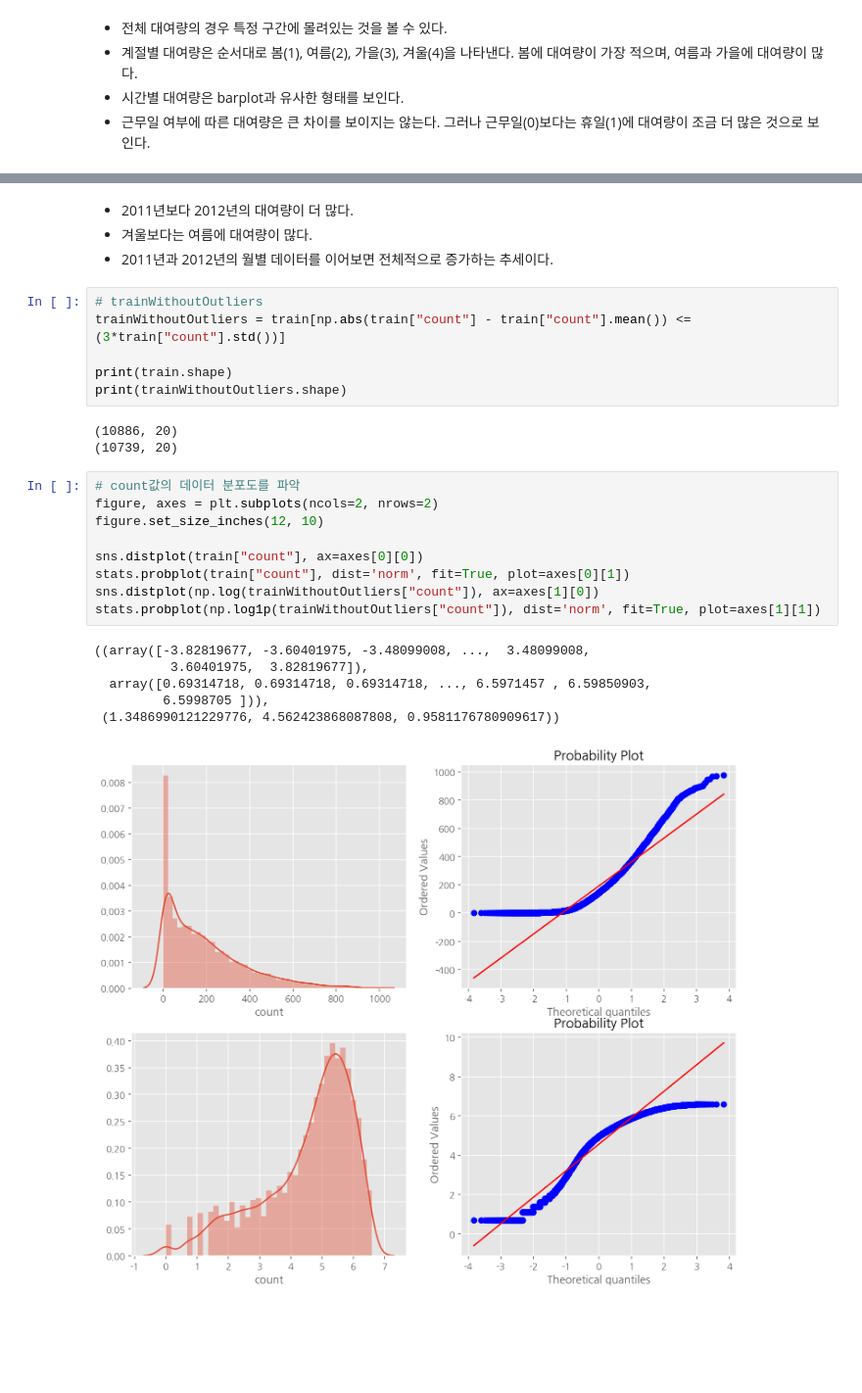
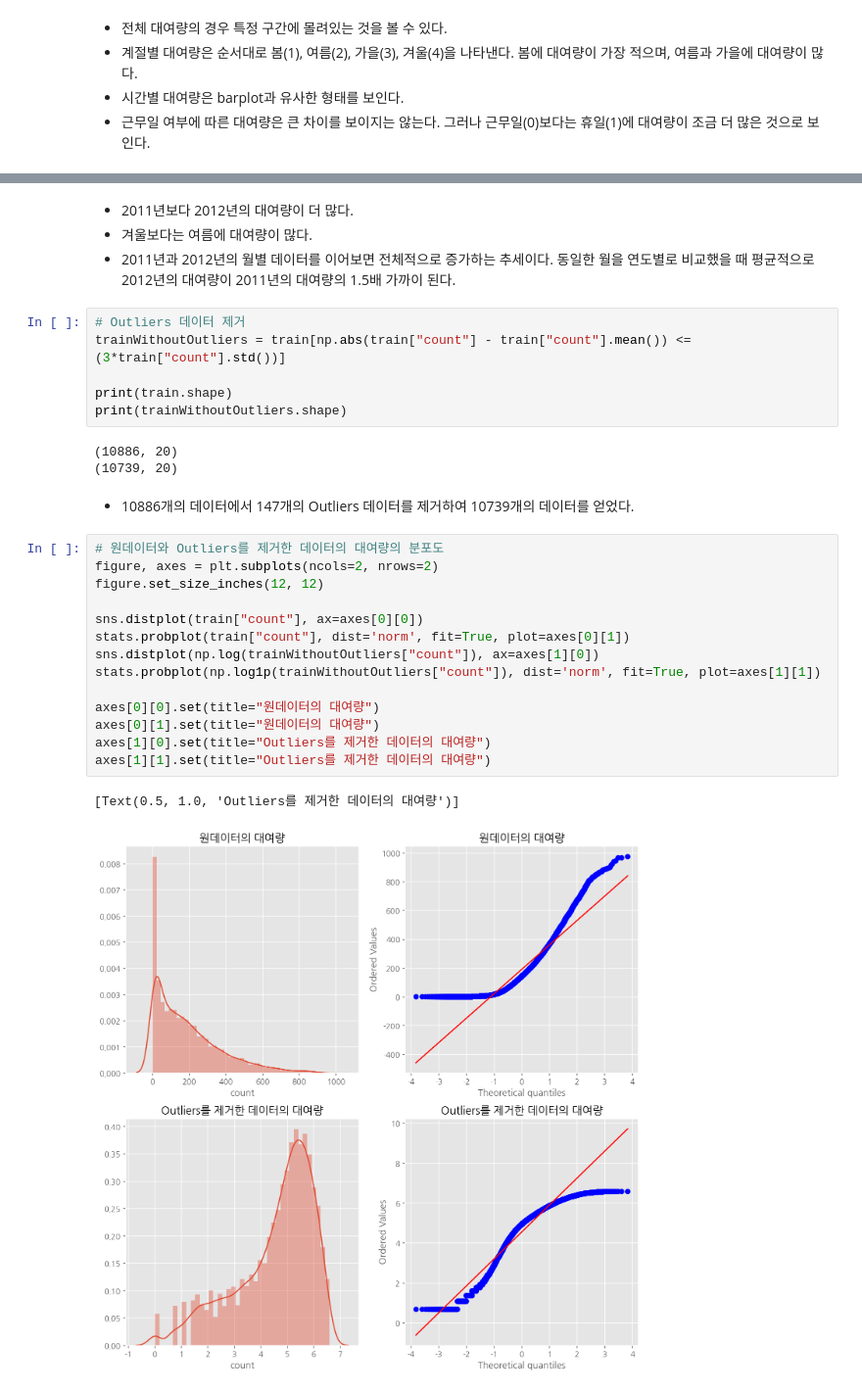
Before and after one commit to HwayoungYoon/Data-Analysis-Practice, a Jupyter notebook: bike-sharing-demand/kaggle_DS_bike_sharing_demand_EDA.ipynb, the cells around one changed output, grey strips where cells are left out. Shown at 98% size. Saved outputs shown, nothing was run; the diff lists cells and outputs as text; blank space fills up the shorter version.

```diff
--- a/bike-sharing-demand/kaggle_DS_bike_sharing_demand_EDA.ipynb
+++ b/bike-sharing-demand/kaggle_DS_bike_sharing_demand_EDA.ipynb
@@ -421,9 +451,9 @@ sns.barplot(data=train, x="year_month", y="count", ax=ax3)
 # %% [markdown]
 * 2011년보다 2012년의 대여량이 더 많다.
 * 겨울보다는 여름에 대여량이 많다.
-* 2011년과 2012년의 월별 데이터를 이어보면 전체적으로 증가하는 추세이다.
+* 2011년과 2012년의 월별 데이터를 이어보면 전체적으로 증가하는 추세이다. 동일한 월을 연도별로 비교했을 때 평균적으로 2012년의 대여량이 2011년의 대여량의 1.5배 가까이 된다.
 # %%
-# trainWithoutOutliers
+# Outliers 데이터 제거
 trainWithoutOutliers = train[np.abs(train["count"] - train["count"].mean()) <= (3*train["count"].std())]
 
 print(train.shape)
@@ -431,20 +461,23 @@ print(trainWithoutOutliers.shape)
 # %% [output]
 (10886, 20)
 (10739, 20)
+# %% [markdown]
+* 10886개의 데이터에서 147개의 Outliers 데이터를 제거하여 10739개의 데이터를 얻었다.
 # %%
-# count값의 데이터 분포도를 파악
+# 원데이터와 Outliers를 제거한 데이터의 대여량의 분포도
 figure, axes = plt.subplots(ncols=2, nrows=2)
-figure.set_size_inches(12, 10)
+figure.set_size_inches(12, 12)
 
 sns.distplot(train["count"], ax=axes[0][0])
 stats.probplot(train["count"], dist='norm', fit=True, plot=axes[0][1])
 sns.distplot(np.log(trainWithoutOutliers["count"]), ax=axes[1][0])
 stats.probplot(np.log1p(trainWithoutOutliers["count"]), dist='norm', fit=True, plot=axes[1][1])
+
+axes[0][0].set(title="원데이터의 대여량")
+axes[0][1].set(title="원데이터의 대여량")
+axes[1][0].set(title="Outliers를 제거한 데이터의 대여량")
+axes[1][1].set(title="Outliers를 제거한 데이터의 대여량")
 # %% [output]
-((array([-3.82819677, -3.60401975, -3.48099008, ...,  3.48099008,
-          3.60401975,  3.82819677]),
-  array([0.69314718, 0.69314718, 0.69314718, ..., 6.5971457 , 6.59850903,
-         6.5998705 ])),
- (1.3486990121229776, 4.562423868087808, 0.9581176780909617))
+[Text(0.5, 1.0, 'Outliers를 제거한 데이터의 대여량')]
-[figure, old version]
+[figure, new version]
 # %% [markdown]
```
Also changed, not shown: parts of 17 cells of this notebook.
